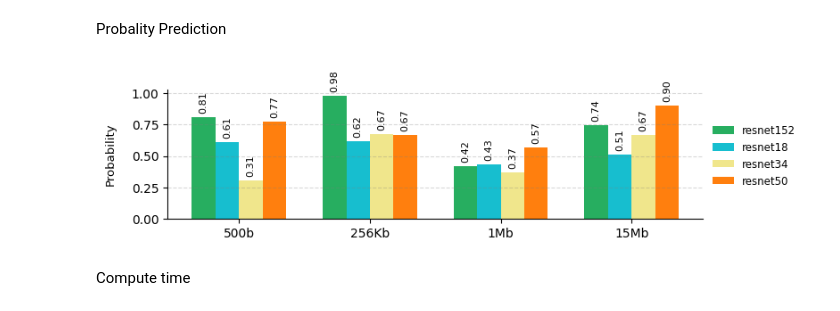
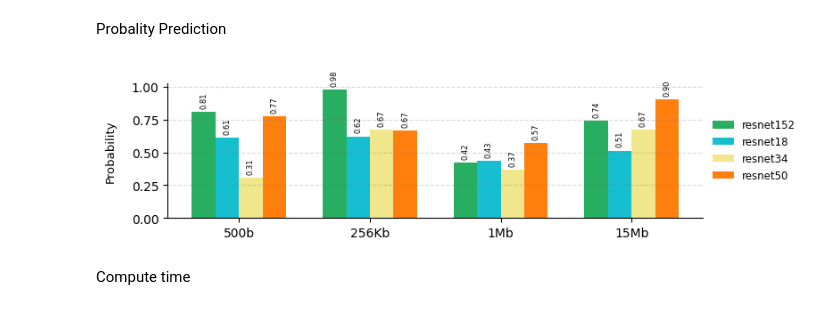
Before and after one commit to donaldonana/FaaS-Benchmark, a Jupyter notebook: image-recognition/ImgRec.ipynb, the cells around one changed output. Saved outputs shown, nothing was run; the diff lists cells and outputs as text; code cells hidden in the pictures.

```diff
--- a/image-recognition/ImgRec.ipynb
+++ b/image-recognition/ImgRec.ipynb
@@ -258,35 +258,35 @@ for i, model in enumerate(models):
     bar_positions = positions + i * bar_width
     bars = ax.bar(bar_positions, subset['prob'], width=bar_width, label=model, color=color_mapping[model])
 
     for bar, prop in zip(bars, subset['prob']):
         height = bar.get_height()
         ax.annotate(f'{prop:.2f}',
                     xy=(bar.get_x() + bar.get_width() / 2, height),
                     xytext=(0, 3),  # 3 points vertical offset
                     textcoords="offset points",
                     ha='center', va='bottom',
-                    fontsize=8, rotation=90)
+                    fontsize=6, rotation=90)
 
 # Set the labels and title
 ax.grid(True, axis='y', linestyle='--', color='gray', alpha=0.3)
 
 ax.set_ylabel('Probability', fontsize=9.5, labelpad=12)
 
 ax.spines[['right', 'top']].set_visible(False)
 
 # Set the x-ticks and labels
 ax.set_xticks(positions + bar_width * (len(models) - 1) / 2)
 ax.set_xticklabels(image_sizes)
 ax.legend(
     bbox_to_anchor=(1, 0.8), loc='upper left', ncols = 1, frameon=False, fontsize=8.5
 )
 
 # plt.xticks(rotation=45, ha='right')
 
 plt.tight_layout()
 plt.show()
 # %% [output]
-[figure, old version]
+[figure, new version]
 # %% [markdown]
 Compute time
 # %%
```
